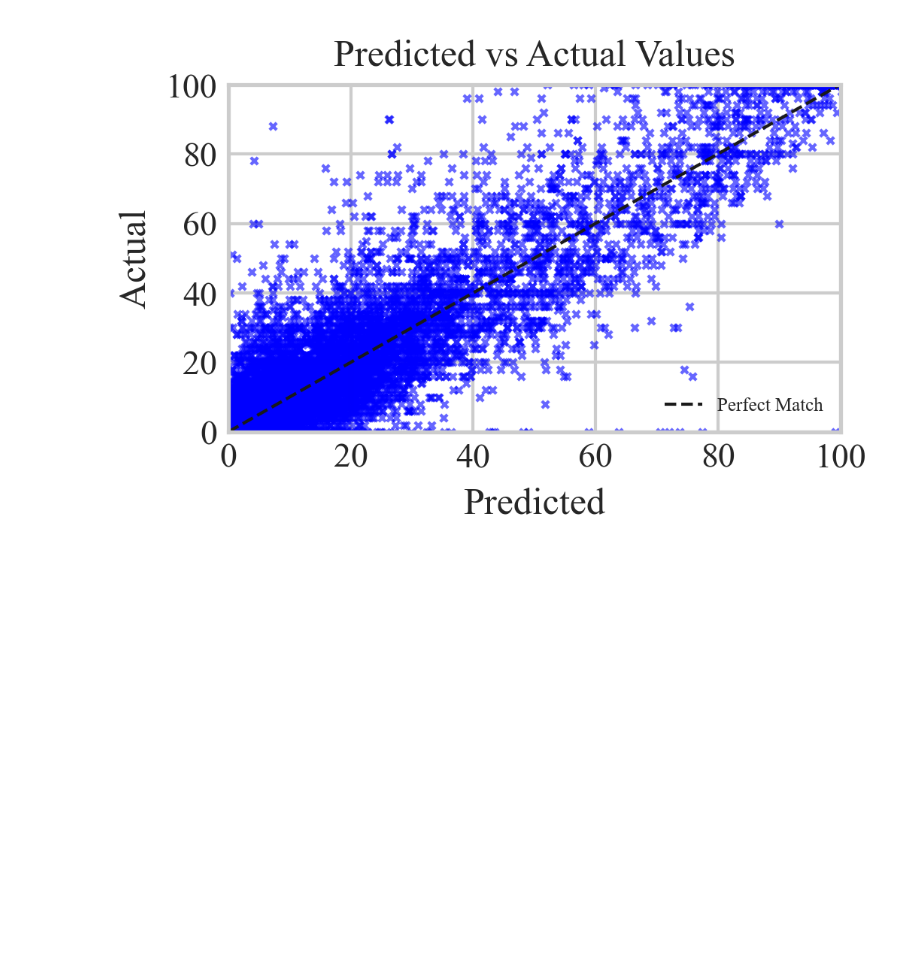
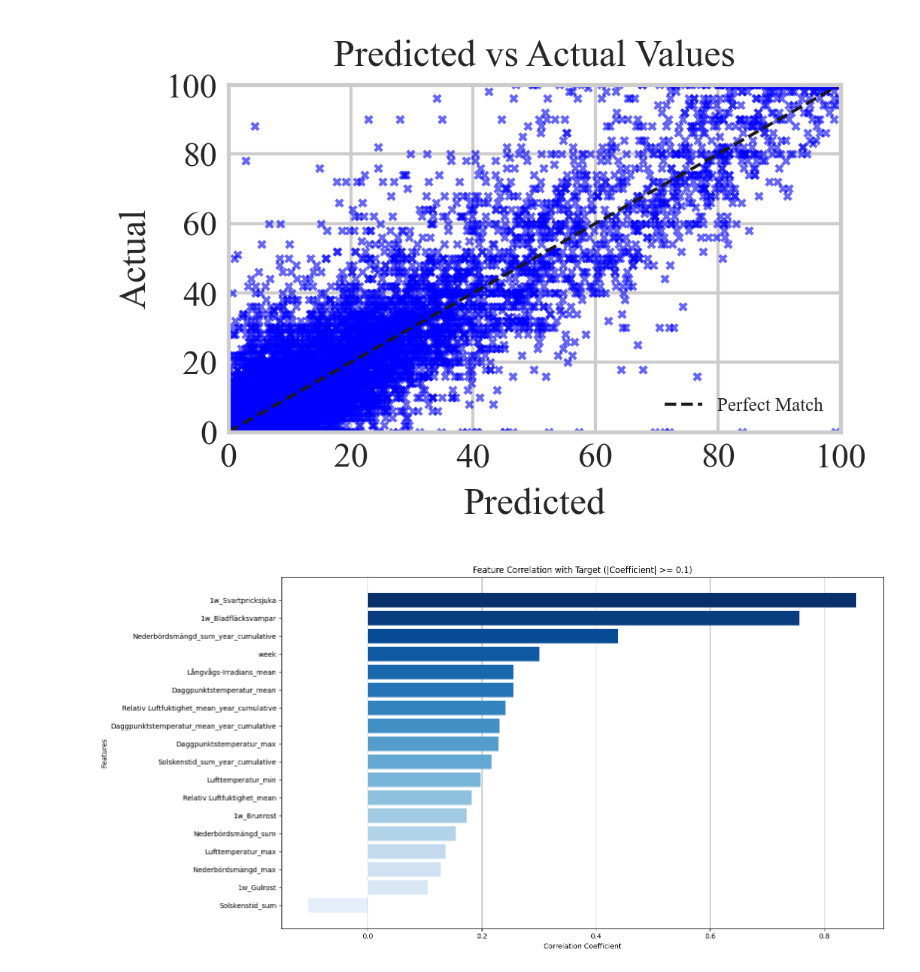
Before and after one commit to mosmar99/Pest-Outbrakes, a Jupyter notebook: results.ipynb, the cells around one changed output. Saved outputs shown, nothing was run; the diff lists cells and outputs as text; code cells hidden in the pictures; blank space fills up the shorter version.

```diff
--- a/results.ipynb
+++ b/results.ipynb
@@ -259,7 +579,7 @@ pred_color = 'blue'
 markersize = 5
 marker_type = 'x'
 
-plt.figure(figsize=(3.5, 2))
+plt.figure(figsize=(2, 2))
 plt.title('Predicted vs Actual Values')
 plt.scatter(predictions, actuals, alpha=0.6, color=pred_color, marker=marker_type, s=markersize, zorder=2, lw=1)
 plt.xlabel('Predicted')
@@ -276,4 +596,4 @@ plt.tick_params(axis='both', direction='in', length=2, width=0.5, which='minor')
 plt.savefig('best_model_scatter.png')
 plt.show()
 # %% [output]
-[figure, old version]
+[figure, new version]
@@ -279,0 +630,21 @@ plt.show()
+# %%
+# 1. Correlation Analysis
+correlation_matrix = combined_df.corr()
+target_correlation = correlation_matrix['Target'].drop('Target')
+
+coef_eps = 0.1
+filtered_target_correlation = target_correlation[abs(target_correlation) >= coef_eps]
+filtered_target_correlation_df = filtered_target_correlation.sort_values(ascending=True)
+
+colors = plt.cm.Blues(np.linspace(0.1, 1, len(filtered_target_correlation_df)))
+
+plt.figure(figsize=(16, 8))
+plt.barh(filtered_target_correlation_df.index, filtered_target_correlation_df.values, color=colors, zorder=2)
+plt.title(f'Feature Correlation with Target (|Coefficient| >= {coef_eps})')
+plt.xlabel('Correlation Coefficient')
+plt.ylabel('Features')
+plt.grid(axis='x', ls='-', zorder=1)
+plt.tight_layout()
+plt.show()
+# %% [output]
+[figure, added]
```
Also changed, not shown: parts of 13 cells of this notebook, 17 other files.
